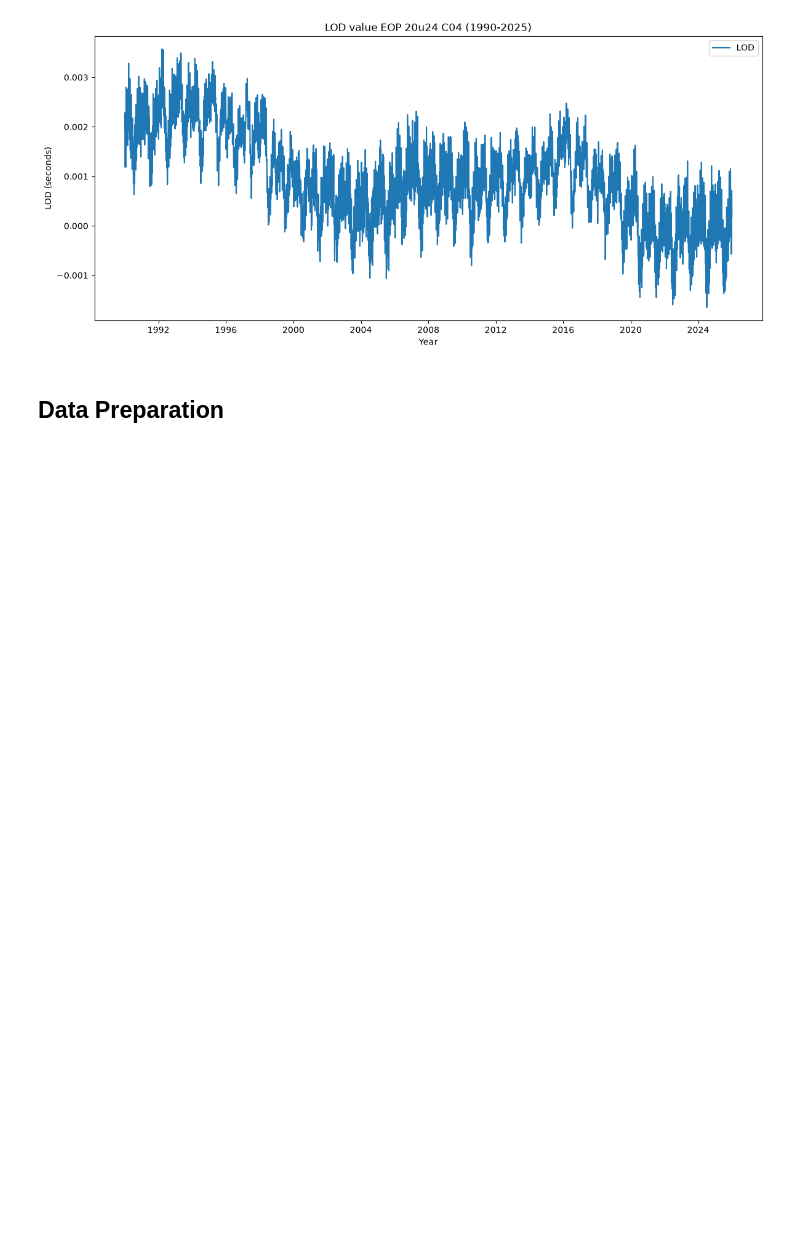
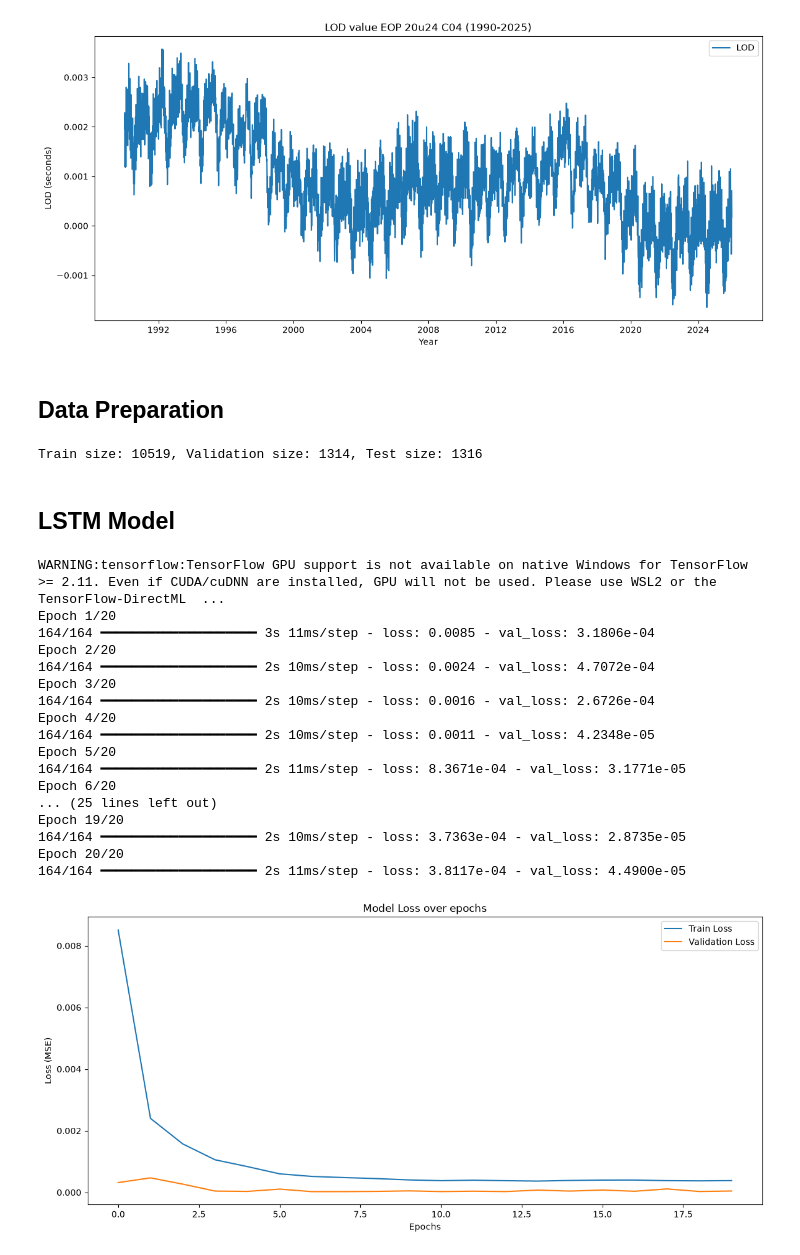
Before and after one commit to wasupol5449/Senior_Project_playground, a Jupyter notebook: first_demo.ipynb, the cells around one changed output. Saved outputs shown, nothing was run; the diff lists cells and outputs as text; code cells hidden in the pictures; blank space fills up the shorter version.

Commit message:
LSTM for x_pole

```diff
--- a/first_demo.ipynb
+++ b/first_demo.ipynb
@@ -101,3 +101,76 @@ plt.show()
 [figure]
 # %% [markdown]
 ## Data Preparation
+# %%
+scalar = MinMaxScaler(feature_range=(0, 1))
+scaled_data = scalar.fit_transform(data_x_pole)
+
+train_size = int(len(scaled_data) * 0.8)
+val_size = int(len(scaled_data) * 0.1)
+test_size = len(scaled_data) - train_size - val_size
+
+train_data = scaled_data[:train_size]
+val_data = scaled_data[train_size:train_size + val_size]
+test_data = scaled_data[train_size + val_size:]
+
+print(f"Train size: {len(train_data)}, Validation size: {len(val_data)}, Test size: {len(test_data)}")
+# %% [output]
+Train size: 10519, Validation size: 1314, Test size: 1316
+# %%
+def create_sequences(dataset, look_back = 30):
+    X, y = [], []
+    for i in range(len(dataset) - look_back):
+        X.append(dataset[i:(i + look_back), 0])
+        y.append(dataset[i + look_back, 0])
+    return np.array(X), np.array(y)
+
+look_back = 30
+
+X_train, y_train = create_sequences(train_data, look_back)
+X_val, y_val = create_sequences(val_data, look_back)
+X_test, y_test = create_sequences(test_data, look_back)
+
+X_train = np.reshape(X_train, (X_train.shape[0], X_train.shape[1], 1))
+X_val = np.reshape(X_val, (X_val.shape[0], X_val.shape[1], 1))
+X_test = np.reshape(X_test, (X_test.shape[0], X_test.shape[1], 1))
+# %% [markdown]
+## LSTM Model
+# %%
+model = Sequential()
+model.add(LSTM(50, return_sequences=True, input_shape=(look_back, 1)))
+model.add(Dropout(0.2))
+model.add(LSTM(50, return_sequences=False))
+model.add(Dropout(0.2))
+model.add(Dense(25))
+model.add(Dense(1))
+
+model.compile(optimizer='adam', loss='mean_squared_error')
+
+history = model.fit(X_train, y_train, batch_size=64, epochs=20, validation_data=(X_val, y_val), verbose=1)
+
+plt.plot(history.history['loss'], label='Train Loss')
+plt.plot(history.history['val_loss'], label='Validation Loss')
+plt.title('Model Loss over epochs')
+plt.xlabel('Epochs')
+plt.ylabel('Loss (MSE)')
+plt.legend()
+plt.show()
+# %% [output]
+WARNING:tensorflow:TensorFlow GPU support is not available on native Windows for TensorFlow >= 2.11. Even if CUDA/cuDNN are installed, GPU will not be used. Please use WSL2 or the TensorFlow-DirectML  ...
+Epoch 1/20
+164/164 ━━━━━━━━━━━━━━━━━━━━ 3s 11ms/step - loss: 0.0085 - val_loss: 3.1806e-04
+Epoch 2/20
+164/164 ━━━━━━━━━━━━━━━━━━━━ 2s 10ms/step - loss: 0.0024 - val_loss: 4.7072e-04
+Epoch 3/20
+164/164 ━━━━━━━━━━━━━━━━━━━━ 2s 10ms/step - loss: 0.0016 - val_loss: 2.6726e-04
+Epoch 4/20
+164/164 ━━━━━━━━━━━━━━━━━━━━ 2s 10ms/step - loss: 0.0011 - val_loss: 4.2348e-05
+Epoch 5/20
+164/164 ━━━━━━━━━━━━━━━━━━━━ 2s 11ms/step - loss: 8.3671e-04 - val_loss: 3.1771e-05
+Epoch 6/20
+... (25 lines left out)
+Epoch 19/20
+164/164 ━━━━━━━━━━━━━━━━━━━━ 2s 10ms/step - loss: 3.7363e-04 - val_loss: 2.8735e-05
+Epoch 20/20
+164/164 ━━━━━━━━━━━━━━━━━━━━ 2s 11ms/step - loss: 3.8117e-04 - val_loss: 4.4900e-05
+[figure, added]
```
Also changed, not shown: parts of 3 cells of this notebook.
